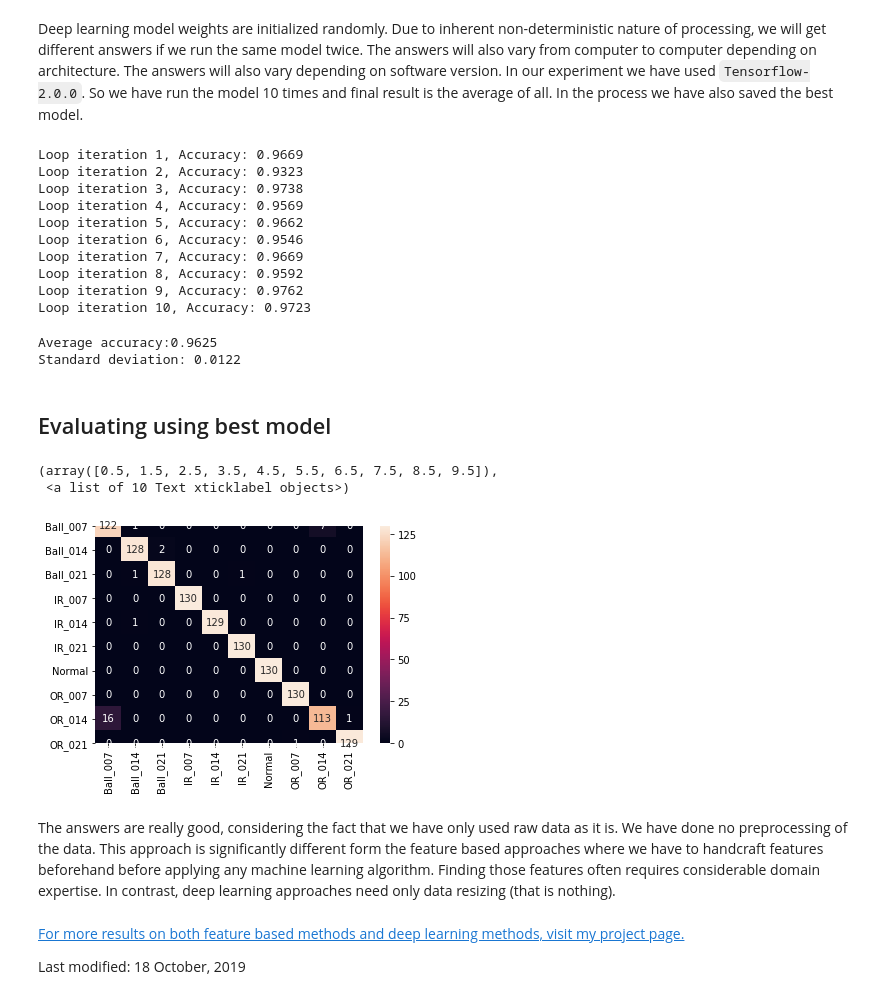
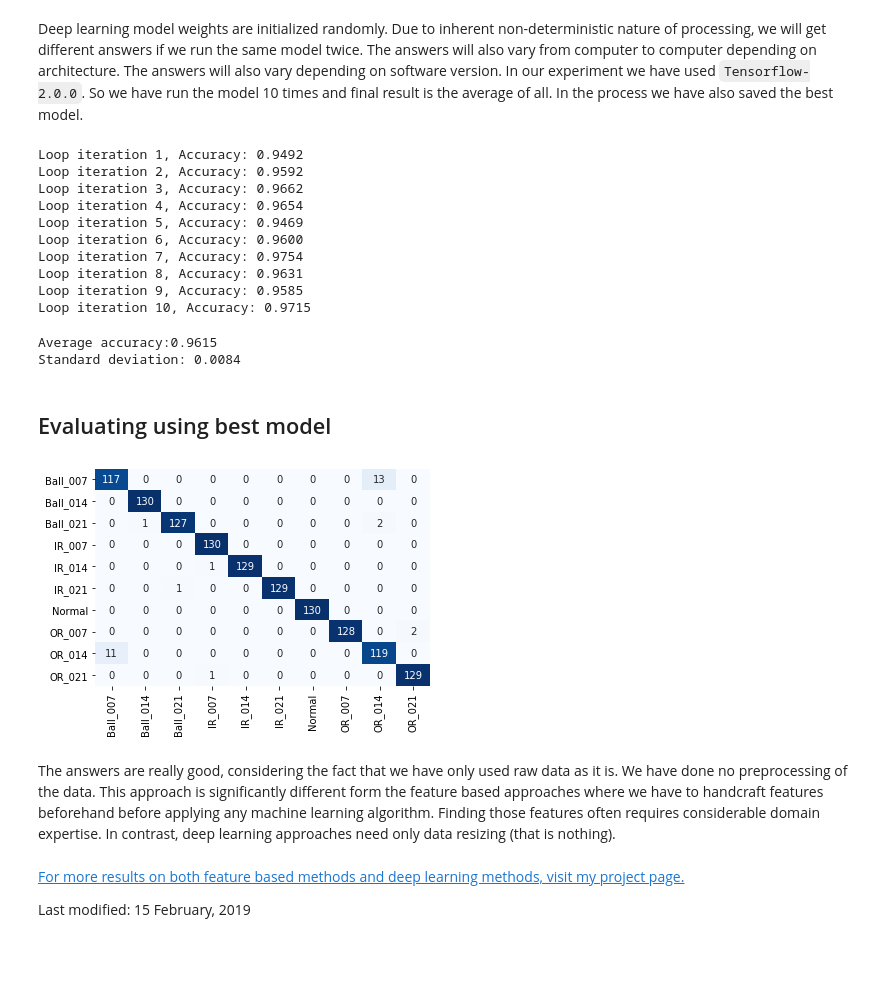
Before and after one commit to biswajitsahoo1111/cbm_codes_open, a Jupyter notebook: notebooks/Deep_Learning_CWRU_Blog.ipynb, the cells around one changed output. Drawn from its saved outputs; the diff is of its cells as text; code cells hidden in the pictures; blank space fills up the shorter version.

```diff
--- a/notebooks/Deep_Learning_CWRU_Blog.ipynb
+++ b/notebooks/Deep_Learning_CWRU_Blog.ipynb
@@ -45,8 +43,8 @@ From each category data are collected in segments of length 1024 and resized to
 
 The file 'X175_DE_time' has less data points. From it we can't extract 460 segments of length 1024 without overlap. So we have used 'X217_DE_time' instead as our 0.014 inch outer race fault data. From this file 460 segments can be extracted. In the 'numpy' file this data is used for 'IR_014' category. For all other categories respective drive end data are used.)
 # %%
-# Download the file and place it in your current working directory.
-file = np.load('/home/biswajit/data/CWRU_48k_load_1_CNN_data.npz') # Give path to downloaded file in your system
+# Run the notebook after cloning the repo
+file = np.load('./data/CWRU_48k_load_1_CNN_data.npz') # Give path to downloaded file in your system
 print(file.files)
 # %% [output]
 ['data', 'labels']
@@ -93,10 +79,7 @@ index = np.array([choice(np.arange(0,460),130, replace = False),
+# %%
+train_data, test_data, train_labels, test_labels = train_test_split(data, labels, test_size = 1300, random_state = 829,
+                                                                    stratify = labels)
 # %%
-test_data = data[index,:,:]
-train_data = np.delete(data, index, axis = 0)
-
-test_labels = labels[index]
-train_labels = np.delete(labels, index, axis = 0)
-
 # reshape data
 train_data = train_data.reshape(3300,32,32,1)
 test_data = test_data.reshape(1300,32,32,1)
@@ -164,22 +147,22 @@ for i in range(10):
     if res[i]>=np.max(res[:(i+1)]):
         best_model = model
 # %% [output]
-Loop iteration 1, Accuracy: 0.9669
-Loop iteration 2, Accuracy: 0.9323
-Loop iteration 3, Accuracy: 0.9738
-Loop iteration 4, Accuracy: 0.9569
-Loop iteration 5, Accuracy: 0.9662
-Loop iteration 6, Accuracy: 0.9546
-Loop iteration 7, Accuracy: 0.9669
-Loop iteration 8, Accuracy: 0.9592
-Loop iteration 9, Accuracy: 0.9762
-Loop iteration 10, Accuracy: 0.9723
+Loop iteration 1, Accuracy: 0.9492
+Loop iteration 2, Accuracy: 0.9592
+Loop iteration 3, Accuracy: 0.9662
+Loop iteration 4, Accuracy: 0.9654
+Loop iteration 5, Accuracy: 0.9469
+Loop iteration 6, Accuracy: 0.9600
+Loop iteration 7, Accuracy: 0.9754
+Loop iteration 8, Accuracy: 0.9631
+Loop iteration 9, Accuracy: 0.9585
+Loop iteration 10, Accuracy: 0.9715
 # %%
 print('Average accuracy:%4.4f'%(np.mean(res))) # After running the model 10 times
 print('Standard deviation: %4.4f' % (np.std(res)))
 # %% [output]
-Average accuracy:0.9625
-Standard deviation: 0.0122
+Average accuracy:0.9615
+Standard deviation: 0.0084
 # %% [markdown]
 ## Evaluating using best model
 # %%
@@ -194,17 +177,17 @@ matrix = confusion_matrix(true_labels, prediction_labels)
 # %%
 import seaborn as sns
 matrix = pd.DataFrame(matrix)
+plt.figure()
 sns.heatmap(matrix, annot= True, fmt = "d",
            xticklabels = category_labels,
-           yticklabels = category_labels)
+           yticklabels = category_labels, cmap = "Blues", cbar = False)
 plt.xticks(rotation = 90)
+plt.show()
 # %% [output]
-(array([0.5, 1.5, 2.5, 3.5, 4.5, 5.5, 6.5, 7.5, 8.5, 9.5]),
- <a list of 10 Text xticklabel objects>)
-[figure, old version]
+[figure, new version]
 # %% [markdown]
 The answers are really good, considering the fact that we have only used raw data as it is. We have done no preprocessing of the data. This approach is significantly different form the feature based approaches where we have to handcraft features beforehand before applying any machine learning algorithm. Finding those features often requires considerable domain expertise. In contrast, deep learning approaches need only data resizing (that is nothing).
 # %% [markdown]
-[For more results on both feature based methods and deep learning methods, visit my project page.](https://biswajitsahoo1111.github.io/project/personal-project/)
+[For more results on both feature based methods and deep learning methods, visit my project page.](https://biswajitsahoo1111.github.io/cbm_codes_open/)
 
-Last modified: 18 October, 2019
+Last modified: 15 February, 2019
```
Also changed, not shown: parts of 3 cells of this notebook, 16 other files.
